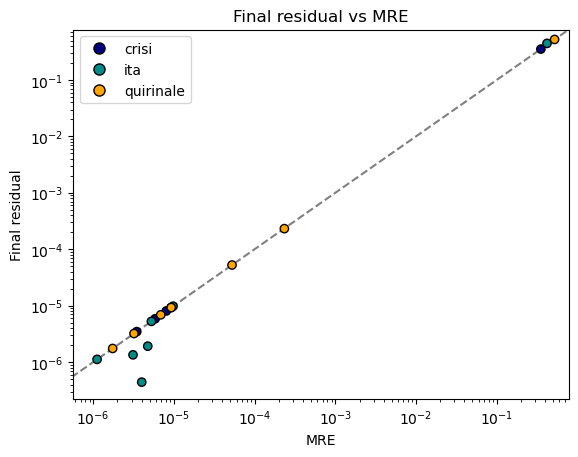
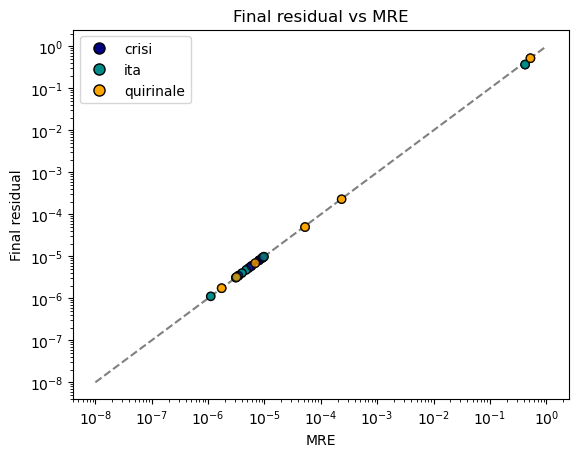
The change to this notebook cell's code, shown as a diff; its figure went from the first image to the second:
--- before
+++ after
@@ -1,4 +1,4 @@
-plt.scatter(finale_mres, res_final, color=[color_dict[file.split('_')[0]] for file in qdecm_test_files], edgecolor='black', zorder=2)
-plt.scatter([b[0] for b in best_theta_vs_theta], res_final[best_theta_mask], color=[color_dict[file.split('_')[0]] for i_f, file in enumerate(qdecm_test_files) if best_theta_mask[i_f]], edgecolor='black', zorder=2, alpha=0.7)
+plt.scatter(final_mres, res_final, color=[color_dict[file.split('_')[0]] for file in qdecm_test_files], edgecolor='black', zorder=2)
+plt.scatter([b[1] for b in best_theta_vs_theta], res_final[best_theta_mask], color=[color_dict[file.split('_')[0]] for i_f, file in enumerate(qdecm_test_files) if best_theta_mask[i_f]], edgecolor='black', zorder=2, alpha=0.7)
 plt.plot([1e-8, 1], [1e-8, 1], '--', zorder=1, color='gray')
 plt.xscale('log')
@@ -11,6 +11,6 @@
     for label, color in color_dict.items()
 ]
-plt.xlim(0.5*min(finale_mres), 1.5*max(finale_mres))
-plt.ylim(0.5*min(res_final), 1.5*max(res_final))
+#plt.xlim(0.5*min(final_mres), 1.5*max(final_mres))
+#plt.ylim(0.5*min(res_final), 1.5*max(res_final))
 plt.legend(handles=legend_handles)
 

Commit: bug found in sam_bowtie